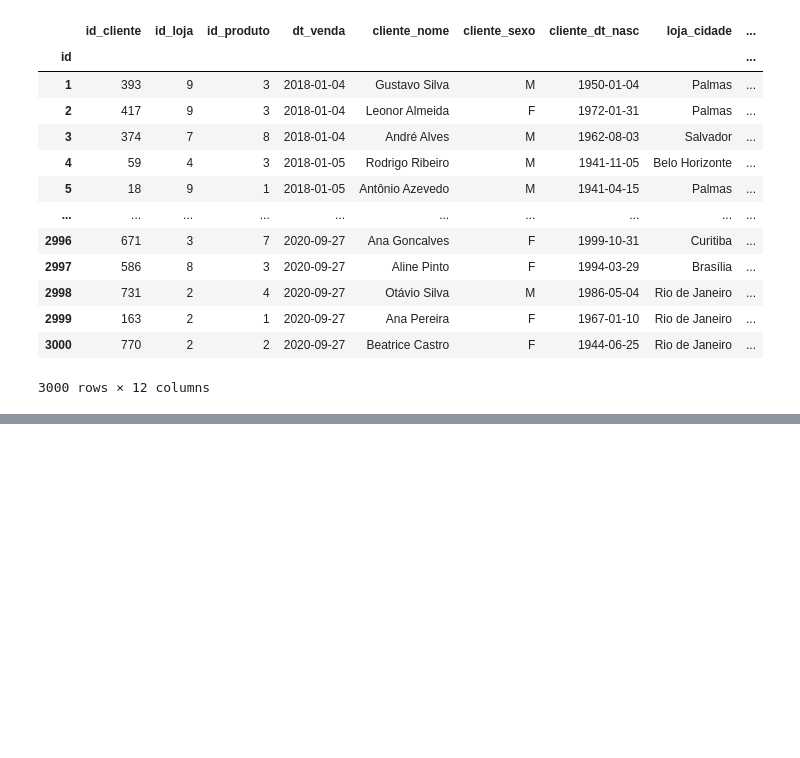
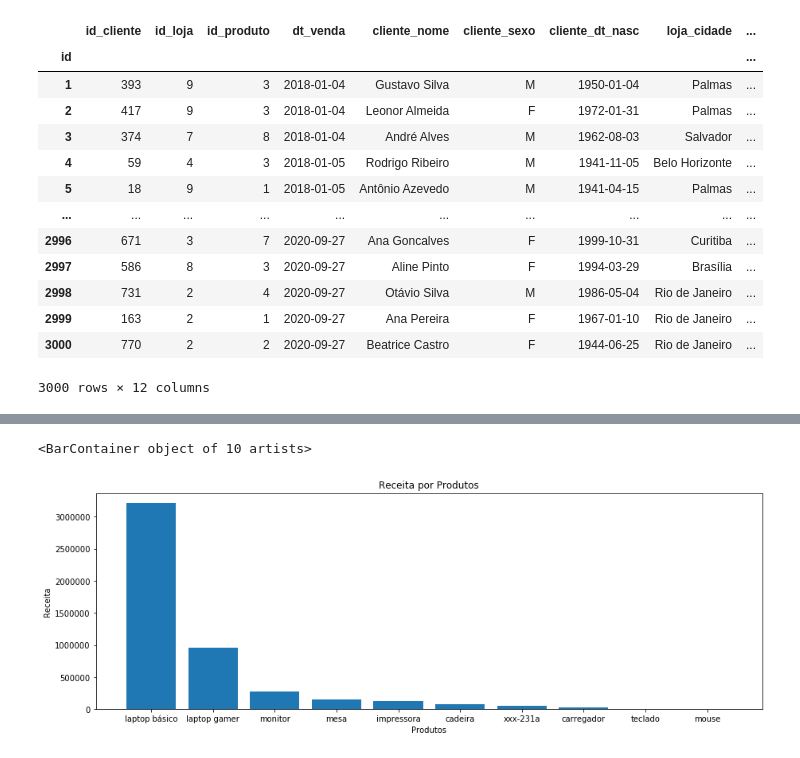
Before and after one commit to laurindo-luis/data-analysis-with-python, a Jupyter notebook: analises_vendas.ipynb, the cells around one changed output, grey strips where cells are left out. Drawn from its saved outputs; the diff is of its cells as text; code cells hidden in the pictures; blank space fills up the shorter version.

```diff
--- a/analises_vendas.ipynb
+++ b/analises_vendas.ipynb
@@ -512,0 +660,3 @@ Name: cliente_dt_nasc, Length: 3000, dtype: float64
+# %%
+graf_dados = df[['produto_produto', 'produto_valor']].groupby('produto_produto').sum().produto_valor.sort_values(ascending=False)
+graf_dados
@@ -512,0 +676,9 @@ Name: cliente_dt_nasc, Length: 3000, dtype: float64
+# %%
+plt.figure(figsize=(15, 5))
+plt.title('Receita por Produtos')
+plt.xlabel('Produtos')
+plt.ylabel('Receita')
+plt.bar(graf_dados.index, graf_dados.values)
+# %% [output]
+<BarContainer object of 10 artists>
+[figure, added]
```
Also changed, not shown: parts of 36 cells of this notebook.
